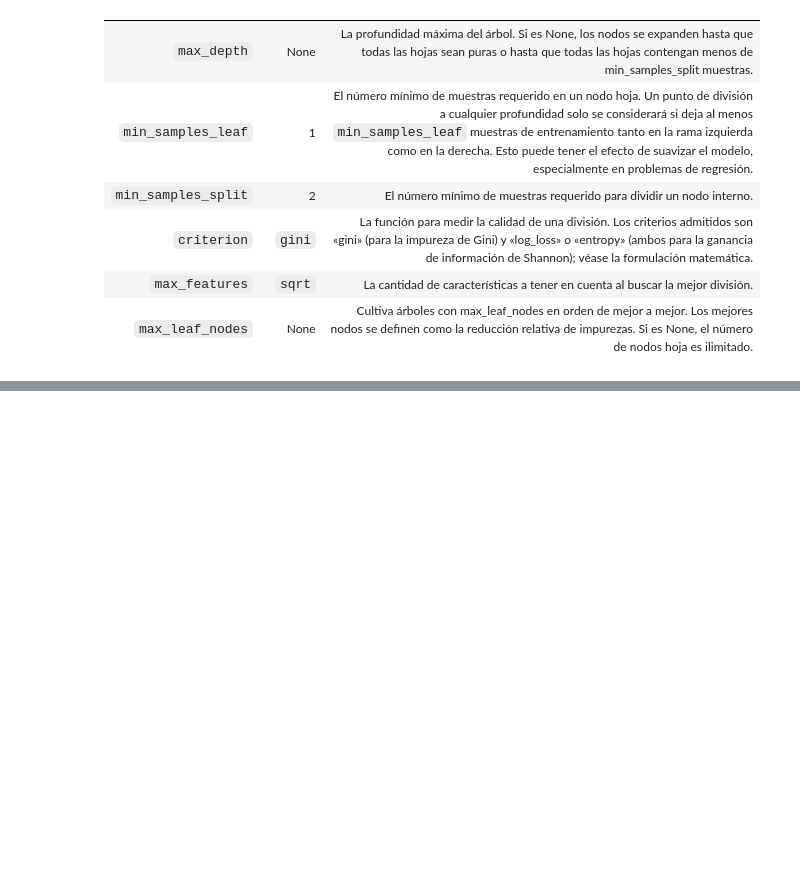
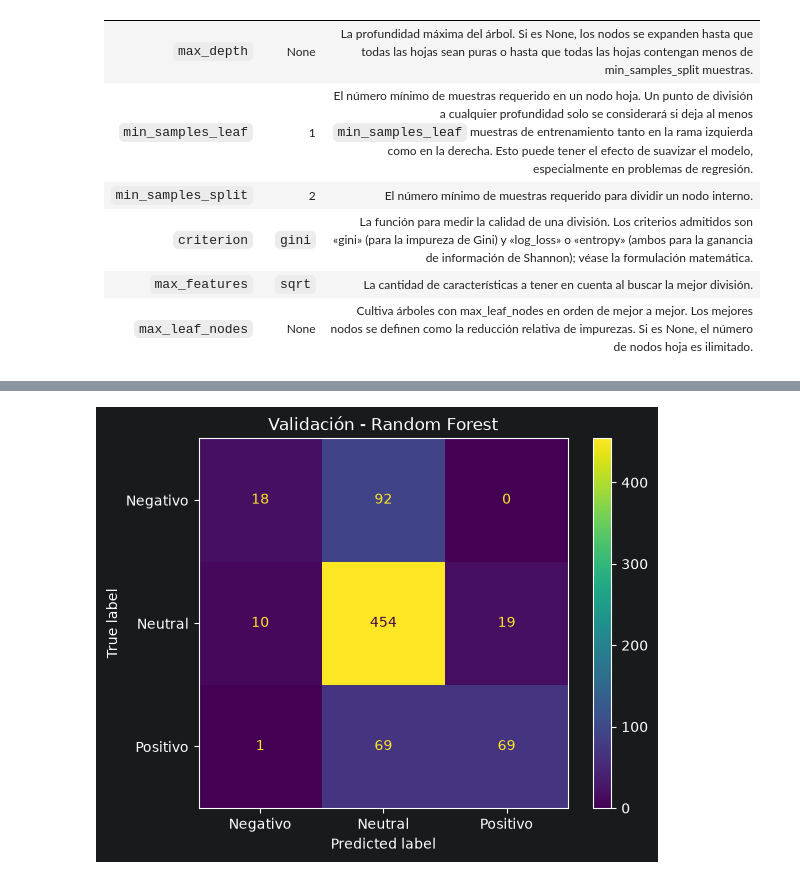
Before and after one commit to LucasFis/Tp_tweets, a Jupyter notebook: Tp_tweets.ipynb, the cells around one changed output, grey strips where cells are left out. Drawn from its saved outputs; the diff is of its cells as text; code cells hidden in the pictures; blank space fills up the shorter version.

```diff
--- a/Tp_tweets.ipynb
+++ b/Tp_tweets.ipynb
@@ -579,0 +734,12 @@ weighted avg     0.6739    0.6940    0.6385       732
+# %%
+# Modelo 3: One-vs-Rest (One-vs-All)
+from sklearn.multiclass import OneVsRestClassifier
+
+modelo_ova = Pipeline([
+    ("pre", clone(mejor_pre)),
+    ("classifier", OneVsRestClassifier(
+        clone(mejor_rf)
+    ))
+])
+
+modelo_ova.fit(X_train, y_train)
@@ -579,0 +764,85 @@ weighted avg     0.6739    0.6940    0.6385       732
+# %%
+# Orden de las clases para calcular ROC-AUC
+clases = ["N", "NEU", "P"]
+
+# ==============================
+# VALIDACIÓN
+# ==============================
+
+print("=" * 50)
+print("VALIDACIÓN - RANDOM FOREST")
+print("=" * 50)
+
+y_pred_val = modelo_ova.predict(X_val)
+y_proba_val = modelo_ova.predict_proba(X_val)
+
+roc_auc_val = roc_auc_score(
+    y_val,
+    y_proba_val,
+    labels=clases,
+    multi_class="ovr",
+    average="macro"
+)
+
+print(f"ROC-AUC OvR (macro): {roc_auc_val:.4f}")
+print(f"Accuracy: {accuracy_score(y_val, y_pred_val):.4f}")
+
+print("\nReporte de clasificación:")
+print(classification_report(
+    y_val,
+    y_pred_val,
+    labels=clases,
+    digits=4,
+    zero_division=0
+))
+
+ConfusionMatrixDisplay.from_predictions(
+    y_val,
+    y_pred_val,
+    labels=clases,
+    display_labels=["Negativo", "Neutral", "Positivo"]
+)
+plt.title("Validación - Random Forest")
+plt.show()
+
+
+# ==============================
+# TESTEO FINAL
+# ==============================
+
+print("\n" + "=" * 50)
+print("TESTEO FINAL - RANDOM FOREST CON BoW y TF-idf")
+print("=" * 50)
+
+y_pred_test = modelo_ova.predict(X_test)
+y_proba_test = modelo_ova.predict_proba(X_test)
+
+roc_auc_test = roc_auc_score(
+    y_test,
+    y_proba_test,
+    labels=clases,
+    multi_class="ovr",
+    average="macro"
+)
+
+print(f"ROC-AUC OvR (macro): {roc_auc_test:.4f}")
+print(f"Accuracy: {accuracy_score(y_test, y_pred_test):.4f}")
+
+print("\nReporte de clasificación:")
+print(classification_report(
+    y_test,
+    y_pred_test,
+    labels=clases,
+    digits=4,
+    zero_division=0
+))
+
+ConfusionMatrixDisplay.from_predictions(
+    y_test,
+    y_pred_test,
+    labels=clases,
+    display_labels=["Negativo", "Neutral", "Positivo"]
+)
+plt.title("Testeo final - Random Forest con embeddings")
+plt.show()
+# %% [output]
@@ -579,0 +865 @@ weighted avg     0.6739    0.6940    0.6385       732
+[figure, added]
```
Also changed, not shown: parts of 12 cells of this notebook.
